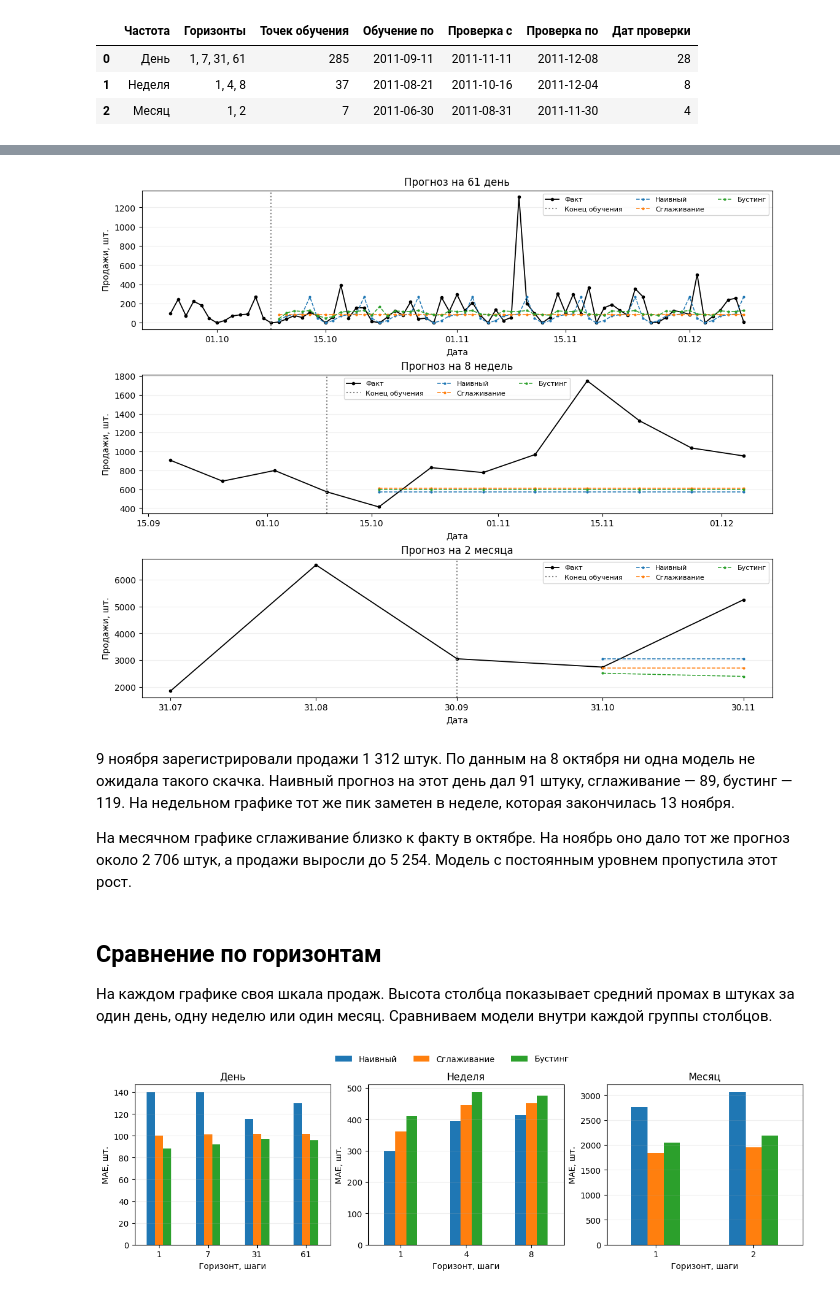
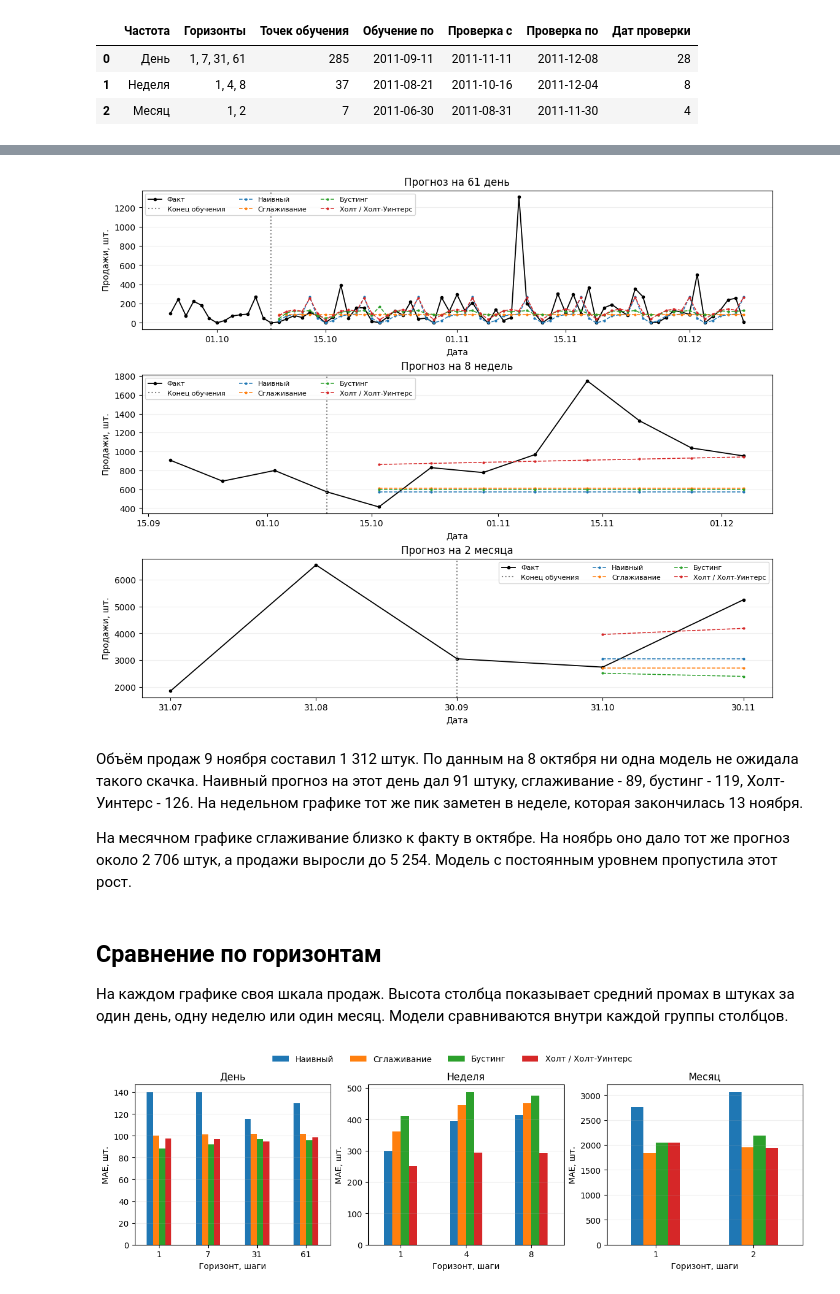
Before and after one commit to bumega/time_series_HW2, a Jupyter notebook: dz2.ipynb, the cells around one changed output, grey strips where cells are left out. Drawn from its saved outputs; the diff is of its cells as text; code cells hidden in the pictures.

Commit message:
Обновить ДЗ2: модели, полные прогнозы и разбор ошибок

```diff
--- a/dz2.ipynb
+++ b/dz2.ipynb
@@ -84 +89,9 @@ def smooth_forecast(train, dates, freq):
+# %%
+def trend_forecast(train, dates, freq):
+    seasonal = 'add' if freq == 'День' else None
+    period = 7 if freq == 'День' else None
+    model = ExponentialSmoothing(
+        train.to_numpy(), trend='add', seasonal=seasonal,
+        seasonal_periods=period, initialization_method='estimated')
+    return model.fit(method='least_squares').forecast(len(dates))
 # %% [markdown]
@@ -94,8 +107,7 @@ def sales_features(past, date, freq):
 def boost_forecast(train, dates, freq):
     past = train.to_list()
     window = 7 if freq == 'День' else 2
-    x = [sales_features(past[i-window:i], train.index[i], freq)
-         for i in range(window, len(past))]
+    x = [sales_features(past[i-window:i], train.index[i], freq) for i in range(window, len(past))]
     model = GradientBoostingRegressor(n_estimators=50, max_depth=2,
                                       learning_rate=0.05, random_state=42)
     model.fit(x, past[window:])
@@ -114,6 +128,6 @@ def boost_forecast(train, dates, freq):
 # %%
 models = {'Наивный': naive_forecast, 'Сглаживание': smooth_forecast,
-          'Бустинг': boost_forecast}
+          'Бустинг': boost_forecast, 'Холт / Холт-Уинтерс': trend_forecast}
 
 def check_forecasts(s, freq, steps, n_test):
     rows = []
@@ -124,20 +138,24 @@ def check_forecasts(s, freq, steps, n_test):
             dates = s.index[start:i + 1]
             for name, forecast in models.items():
                 prediction = forecast(train, dates, freq)
-                rows.append([freq, h, name, train.index[-1], dates[-1],
-                             s.iloc[i], prediction[-1]])
+                assert len(prediction) == h and np.isfinite(prediction).all()
+                for step, (date, value) in enumerate(zip(dates, prediction), start=1):
+                    rows.append([freq, h, name, train.index[-1], date,
+                                 s.loc[date], value, step])
     return rows
 
 rows = []
 for freq, s in series.items():
     rows.extend(check_forecasts(s, freq, horizons[freq], test_size[freq]))
 
-forecasts = pd.DataFrame(rows, columns=['Частота', 'Горизонт', 'Модель', 'Конец обучения',
-                                        'Дата прогноза', 'Факт', 'Прогноз'])
+forecast_paths = pd.DataFrame(rows, columns=['Частота', 'Горизонт', 'Модель', 'Конец обучения',
+                                             'Дата прогноза', 'Факт', 'Прогноз', 'Шаг'])
+forecasts = forecast_paths[forecast_paths['Шаг'] == forecast_paths['Горизонт']].drop(columns='Шаг')
 results_dir = Path('results')
 results_dir.mkdir(exist_ok=True)
+forecast_paths.to_csv(results_dir / 'forecast_paths.csv', index=False, encoding='utf-8-sig')
 forecasts.to_csv(results_dir / 'forecasts.csv', index=False, encoding='utf-8-sig')
-forecasts.head(6).round(1)
+forecasts.head(8).round(1)
 # %% [output]
 |  | Частота | Горизонт | Модель | Конец обучения | Дата прогноза | Факт | Прогноз |
 | 0 | День | 1 | Наивный | 2011-11-10 | 2011-11-11 | 100 | 80.0 |
@@ -160,12 +180,14 @@ def get_scores(group):
     wape = 100 * error.abs().sum() / group['Факт'].abs().sum()
     return [len(group), mae, rmse, wape]
 
-keys = ['Частота', 'Горизонт', 'Модель']
-rows = []
-for key, group in forecasts.groupby(keys, sort=False):
-    rows.append([*key, *get_scores(group)])
+def score_forecasts(forecasts):
+    keys = ['Частота', 'Горизонт', 'Модель']
+    rows = []
+    for key, group in forecasts.groupby(keys, sort=False):
+        rows.append([*key, *get_scores(group)])
+    return pd.DataFrame(rows, columns=keys + ['Дат проверки', 'MAE, шт.', 'RMSE, шт.', 'WAPE, %'])
 
-scores = pd.DataFrame(rows, columns=keys + ['Дат проверки', 'MAE, шт.', 'RMSE, шт.', 'WAPE, %'])
+scores = score_forecasts(forecasts)
 scores.to_csv(results_dir / 'metrics.csv', index=False, encoding='utf-8-sig')
 scores.round(1)
 # %% [output]
@@ -215,28 +237,28 @@ for ax, (freq, s), history, title in zip(axes, series.items(), [14, 4, 3], title
     plot_forecast(ax, s, freq, max(horizons[freq]), history, title)
 plt.show()
 # %% [output]
-[figure, old version]
+[figure, new version]
 # %% [markdown]
-9 ноября зарегистрировали продажи 1 312 штук. По данным на 8 октября ни одна модель не ожидала такого скачка. Наивный прогноз на этот день дал 91 штуку, сглаживание — 89, бустинг — 119. На недельном графике тот же пик заметен в неделе, которая закончилась 13 ноября.
+Объём продаж 9 ноября составил 1 312 штук. По данным на 8 октября ни одна модель не ожидала такого скачка. Наивный прогноз на этот день дал 91 штуку, сглаживание - 89, бустинг - 119, Холт-Уинтерс - 126. На недельном графике тот же пик заметен в неделе, которая закончилась 13 ноября.
 
 На месячном графике сглаживание близко к факту в октябре. На ноябрь оно дало тот же прогноз около 2 706 штук, а продажи выросли до 5 254. Модель с постоянным уровнем пропустила этот рост.
 # %% [markdown]
 ## Сравнение по горизонтам
 
-На каждом графике своя шкала продаж. Высота столбца показывает средний промах в штуках за один день, одну неделю или один месяц. Сравниваем модели внутри каждой группы столбцов.
+На каждом графике своя шкала продаж. Высота столбца показывает средний промах в штуках за один день, одну неделю или один месяц. Модели сравниваются внутри каждой группы столбцов.
 # %%
 fig, axes = plt.subplots(1, 3, figsize=(12, 3.8), layout='constrained')
 for ax, freq in zip(axes, series):
     table = scores[scores['Частота'] == freq].pivot(
         index='Горизонт', columns='Модель', values='MAE, шт.')
     table[list(models)].plot.bar(ax=ax, rot=0, legend=False)
     ax.set(title=freq, xlabel='Горизонт, шаги', ylabel='MAE, шт.')
     ax.grid(axis='y', alpha=0.2)
 handles, labels = axes[0].get_legend_handles_labels()
-fig.legend(handles, labels, loc='outside upper center', ncol=3, frameon=False)
+fig.legend(handles, labels, loc='outside upper center', ncol=4, frameon=False)
 plt.show()
 # %% [output]
-[figure, old version]
+[figure, new version]
 # %%
 best = scores.loc[scores.groupby(['Частота', 'Горизонт'], sort=False)['MAE, шт.'].idxmin()]
 best[['Частота', 'Горизонт', 'Модель', 'MAE, шт.', 'RMSE, шт.', 'WAPE, %']].round(1)
```
Also changed, not shown: parts of 18 cells of this notebook, 4 other files.
